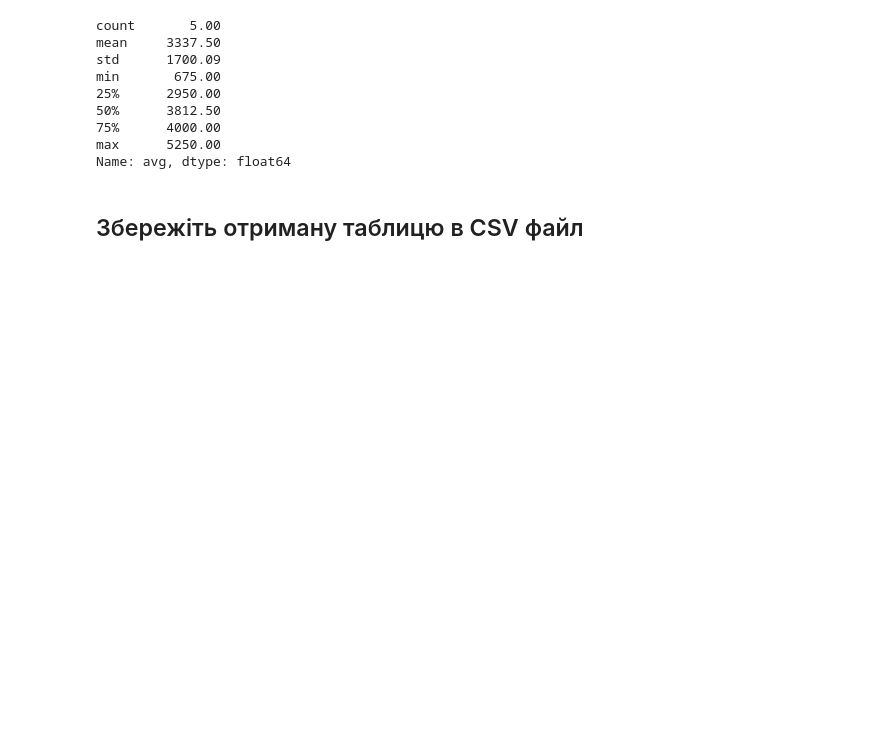
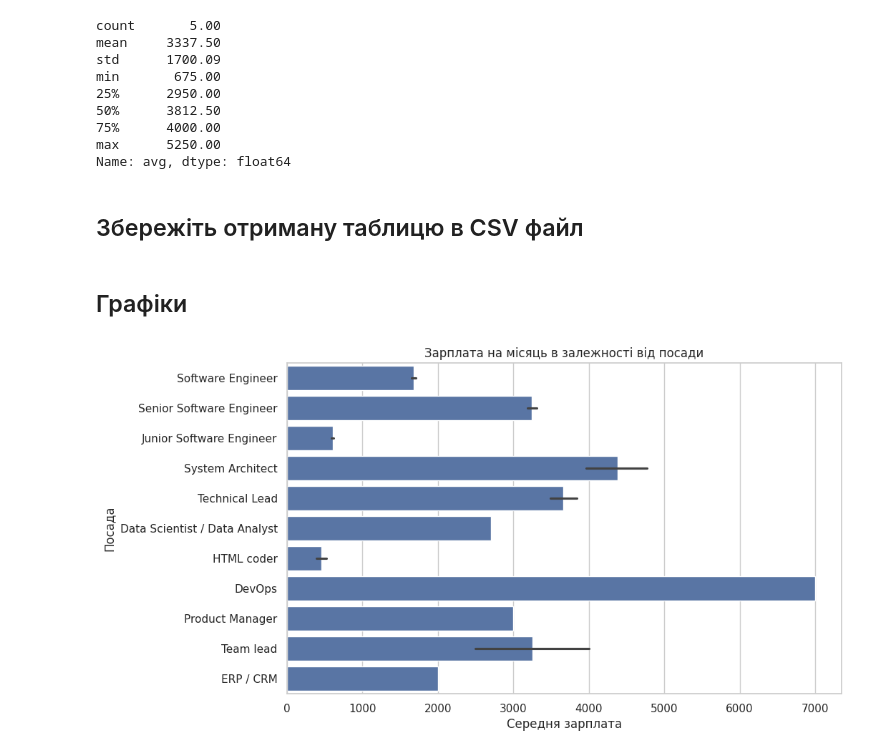
Before and after one commit to OleksiyM/Data_Science, a Jupyter notebook: Module_02/Hw2.2.ipynb, the cells around one changed output. Drawn from its saved outputs; the diff is of its cells as text; code cells hidden in the pictures; blank space fills up the shorter version.

Commit message:
graphics added

```diff
--- a/Module_02/Hw2.2.ipynb
+++ b/Module_02/Hw2.2.ipynb
@@ -189,3 +191,16 @@ Name: avg, dtype: float64
 ## Збережіть отриману таблицю в CSV файл
 # %%
 grouped_by_job_and_salary.to_csv('salary_stat.csv')
+# %% [markdown]
+## Графіки
+# %%
+# 1.1: Bar plot of the average salary by position (df)
+sns.set(style="whitegrid")
+plt.figure(figsize=(10, 6))
+sns.barplot(x='Зарплата на місяць', y='Посада', data=df, estimator=np.mean)
+plt.title('Зарплата на місяць в залежності від посади')
+plt.xlabel('Середня зарплата')
+plt.ylabel('Посада')
+plt.show()
+# %% [output]
+[figure, added]
```
Also changed, not shown: parts of 11 cells of this notebook.
